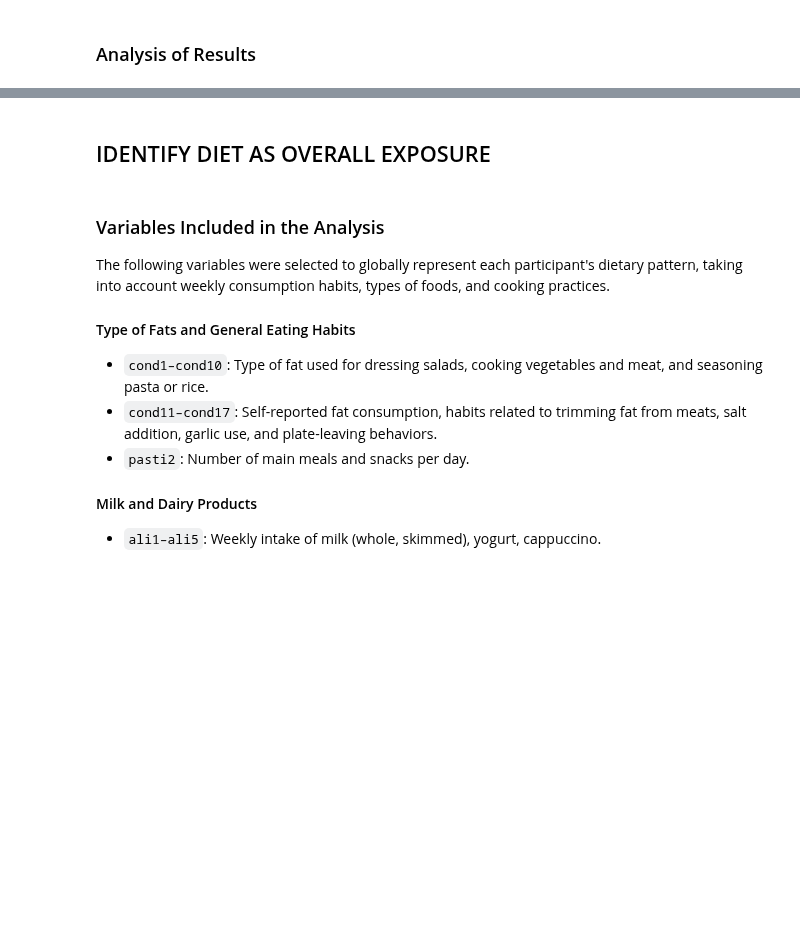
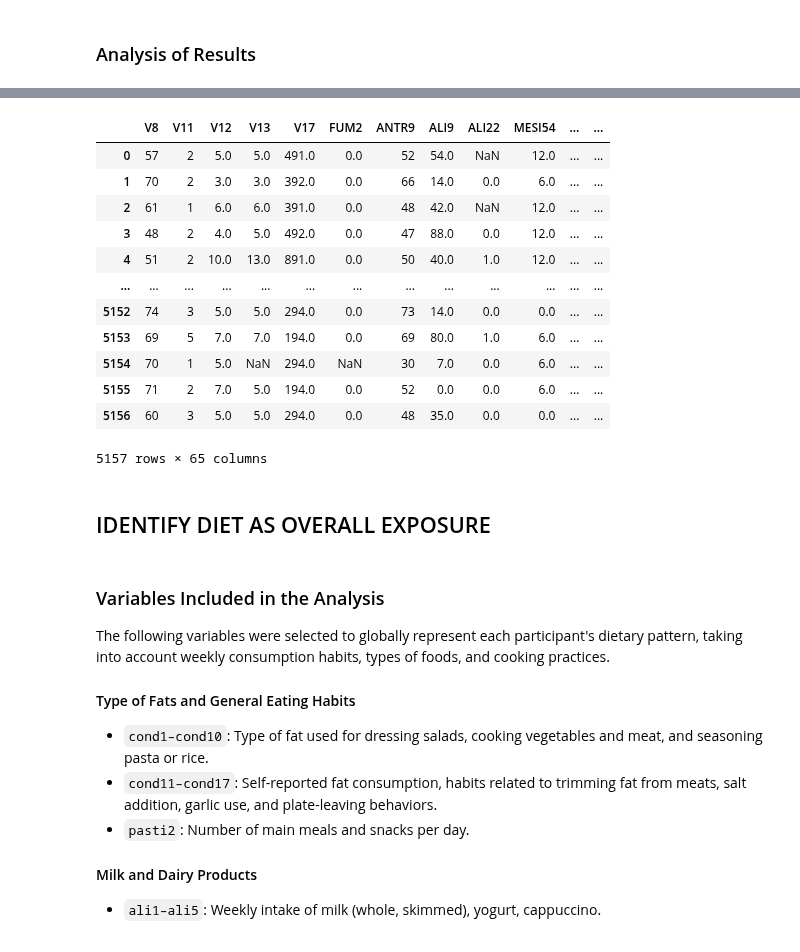
Before and after one commit to Paolaloi/EpidemLab, a Jupyter notebook: PL.ipynb, the cells around one changed output, grey strips where cells are left out. Saved outputs shown, nothing was run; the diff lists cells and outputs as text; code cells hidden in the pictures; blank space fills up the shorter version.

```diff
--- a/PL.ipynb
+++ b/PL.ipynb
@@ -852,3 +899,20 @@ plt.show()
+# %%
+confounders_data = data[selected_confounders['Variable']]
+confounders_data
+# %% [output]
+|  | V8 | V11 | V12 | V13 | V17 | FUM2 | ANTR9 | ALI9 | ALI22 | MESI54 | ... | ... |
+| 0 | 57 | 2 | 5.0 | 5.0 | 491.0 | 0.0 | 52 | 54.0 | NaN | 12.0 | ... | ... |
+| 1 | 70 | 2 | 3.0 | 3.0 | 392.0 | 0.0 | 66 | 14.0 | 0.0 | 6.0 | ... | ... |
+| 2 | 61 | 1 | 6.0 | 6.0 | 391.0 | 0.0 | 48 | 42.0 | NaN | 12.0 | ... | ... |
+| 3 | 48 | 2 | 4.0 | 5.0 | 492.0 | 0.0 | 47 | 88.0 | 0.0 | 12.0 | ... | ... |
+| 4 | 51 | 2 | 10.0 | 13.0 | 891.0 | 0.0 | 50 | 40.0 | 1.0 | 12.0 | ... | ... |
+| ... | ... | ... | ... | ... | ... | ... | ... | ... | ... | ... | ... | ... |
+| 5152 | 74 | 3 | 5.0 | 5.0 | 294.0 | 0.0 | 73 | 14.0 | 0.0 | 0.0 | ... | ... |
+| 5153 | 69 | 5 | 7.0 | 7.0 | 194.0 | 0.0 | 69 | 80.0 | 1.0 | 6.0 | ... | ... |
+| 5154 | 70 | 1 | 5.0 | NaN | 294.0 | NaN | 30 | 7.0 | 0.0 | 6.0 | ... | ... |
+| 5155 | 71 | 2 | 7.0 | 5.0 | 194.0 | 0.0 | 52 | 0.0 | 0.0 | 6.0 | ... | ... |
+| 5156 | 60 | 3 | 5.0 | 5.0 | 294.0 | 0.0 | 48 | 35.0 | 0.0 | 0.0 | ... | ... |
+5157 rows × 65 columns
 # %% [markdown]
 ## IDENTIFY DIET AS OVERALL EXPOSURE
 # %% [markdown]
```
Also changed, not shown: parts of 56 cells of this notebook, 8 other files.
